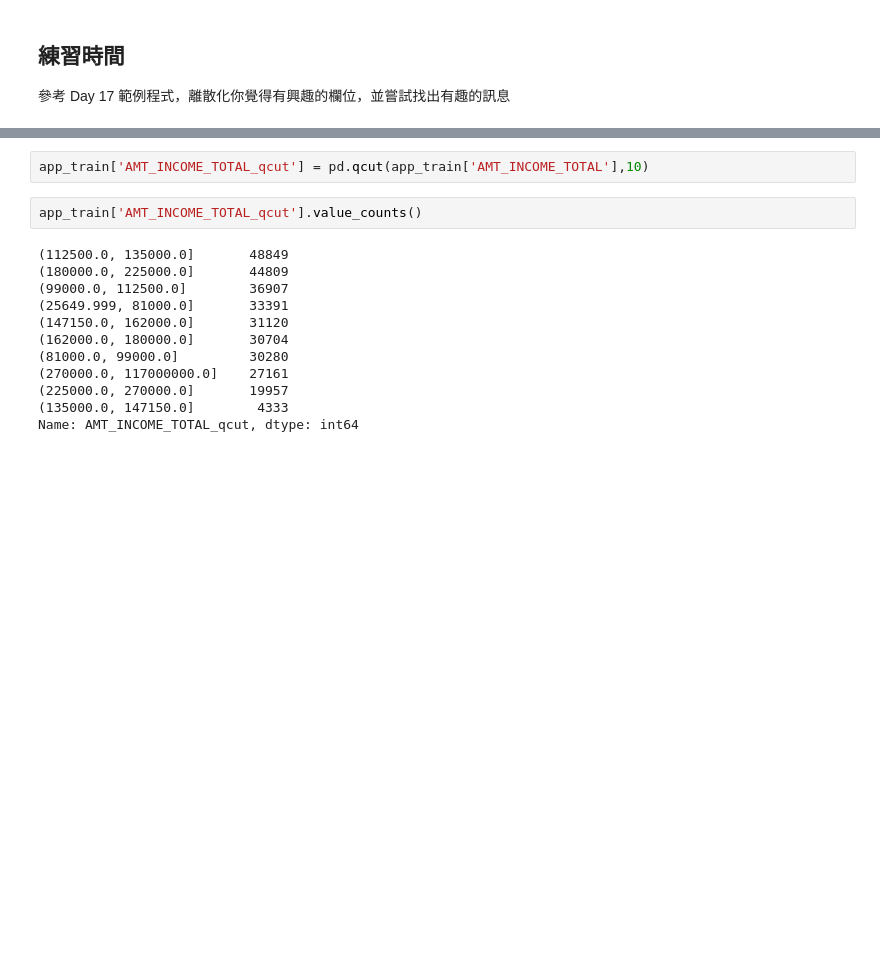
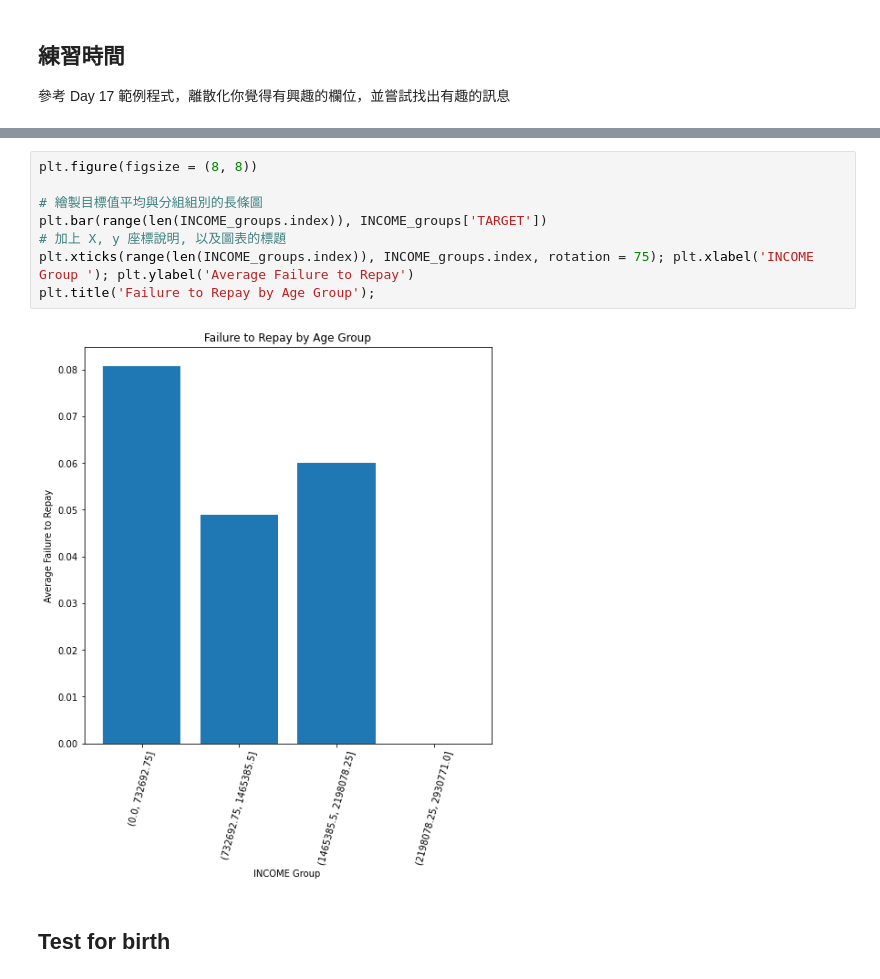
Before and after one commit to alexchen0228/Mechine_Learnig100Day, a Jupyter notebook: Day_018_HW.ipynb, the cells around one changed output, grey strips where cells are left out. Cells and saved outputs as stored; diff of their text form; blank space fills up the shorter version.

```diff
--- a/Day_018_HW.ipynb
+++ b/Day_018_HW.ipynb
@@ -111,16 +118,12 @@ app_train_outlier.groupby(['AMT_INCOME_TOTAL_cut']).mean()
-# %%
-app_train['AMT_INCOME_TOTAL_qcut'] = pd.qcut(app_train['AMT_INCOME_TOTAL'],10)
-# %%
-app_train['AMT_INCOME_TOTAL_qcut'].value_counts()
-# %% [output]
-(112500.0, 135000.0]       48849
-(180000.0, 225000.0]       44809
-(99000.0, 112500.0]        36907
-(25649.999, 81000.0]       33391
-(147150.0, 162000.0]       31120
-(162000.0, 180000.0]       30704
-(81000.0, 99000.0]         30280
-(270000.0, 117000000.0]    27161
-(225000.0, 270000.0]       19957
-(135000.0, 147150.0]        4333
-Name: AMT_INCOME_TOTAL_qcut, dtype: int64
+# %%
+plt.figure(figsize = (8, 8))
+
+# 繪製目標值平均與分組組別的長條圖
+plt.bar(range(len(INCOME_groups.index)), INCOME_groups['TARGET'])
+# 加上 X, y 座標說明, 以及圖表的標題
+plt.xticks(range(len(INCOME_groups.index)), INCOME_groups.index, rotation = 75); plt.xlabel('INCOME Group '); plt.ylabel('Average Failure to Repay')
+plt.title('Failure to Repay by Age Group');
+# %% [output]
+[figure, added]
+# %% [markdown]
+## Test for birth
```
Also changed, not shown: parts of 15 cells of this notebook.
